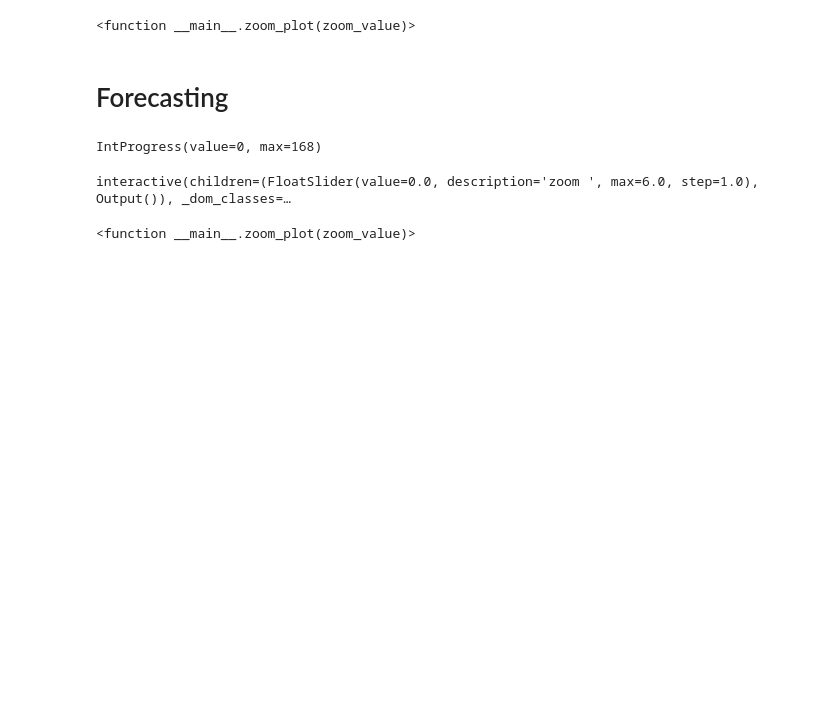
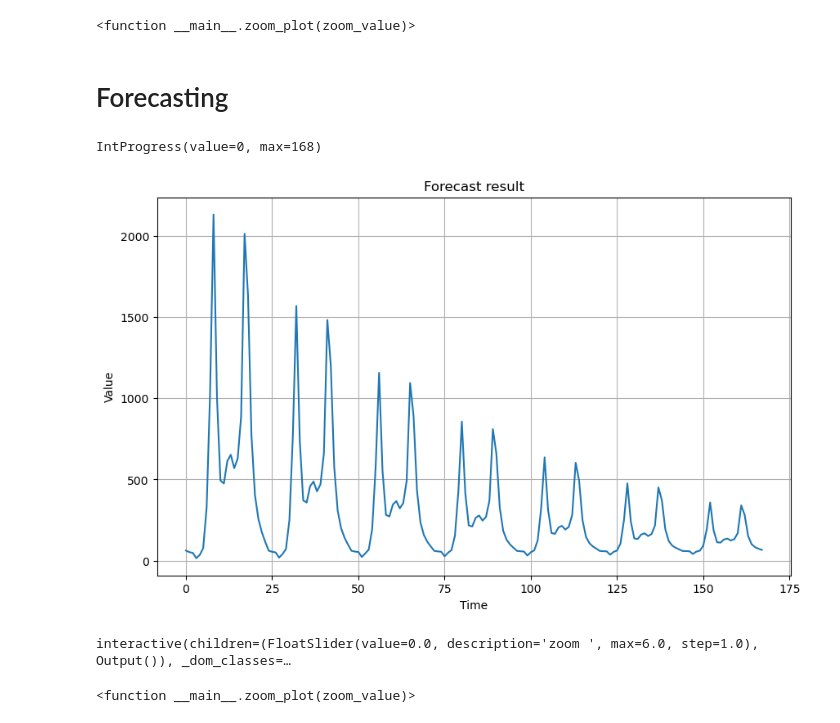
Before and after one commit to yunama47/london-bike-sharing, a Jupyter notebook: london-bike-sharing.ipynb, the cells around one changed output. Saved outputs shown, nothing was run; the diff lists cells and outputs as text; code cells hidden in the pictures; blank space fills up the shorter version.

```diff
--- a/london-bike-sharing.ipynb
+++ b/london-bike-sharing.ipynb
@@ -481,33 +484,38 @@ from ipywidgets import IntProgress
 from IPython.display import display
 
 
 init_x = list(new_bike_sharing.iloc[-24:].cnt.values)
 predict_range = 24 * 7 #predict next week
 predictions = []
 
 #progress bar
 progress = IntProgress(min=0, max=predict_range)
 display(progress)
 
 for i in range(predict_range):
     pred = model2.predict(np.array(init_x[-24:]).reshape(24,1), verbose=0)
     pred = list(pred[0])
     init_x.extend(pred)
     predictions.extend(pred)
     progress.value += 1
 
+plot_series(list(range(predict_range)),
+                predictions,
+                title='Forecast result',
+               )
 
 def zoom_plot(zoom_value):
     start = int(24 * zoom_value)
     plot_series(list(range(predict_range)),
                 predictions,
-                title='Forecast result',
+                title='Zoomed Forecast result',
                 start=start,
                 end=start + 24
                )
 slider = wg.FloatSlider(value=0, min=0, max=6,step=1.0, description='zoom ')
 wg.interact(zoom_plot, zoom_value=slider)
 # %% [output]
 IntProgress(value=0, max=168)
+[figure, added]
 interactive(children=(FloatSlider(value=0.0, description='zoom ', max=6.0, step=1.0), Output()), _dom_classes=…
 <function __main__.zoom_plot(zoom_value)>
```
Also changed, not shown: parts of 5 cells of this notebook.
